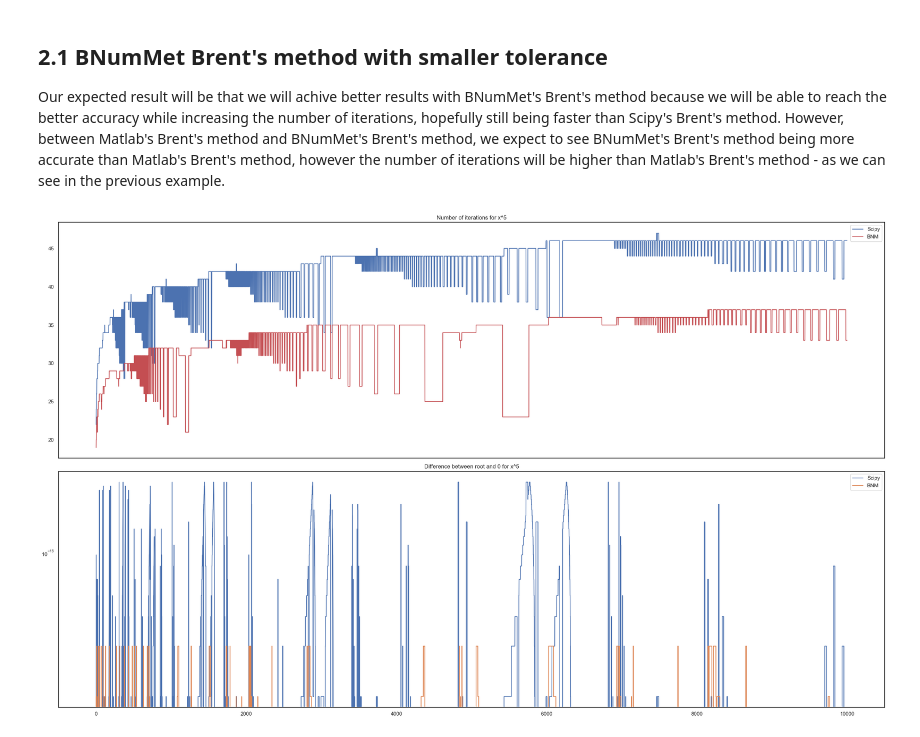
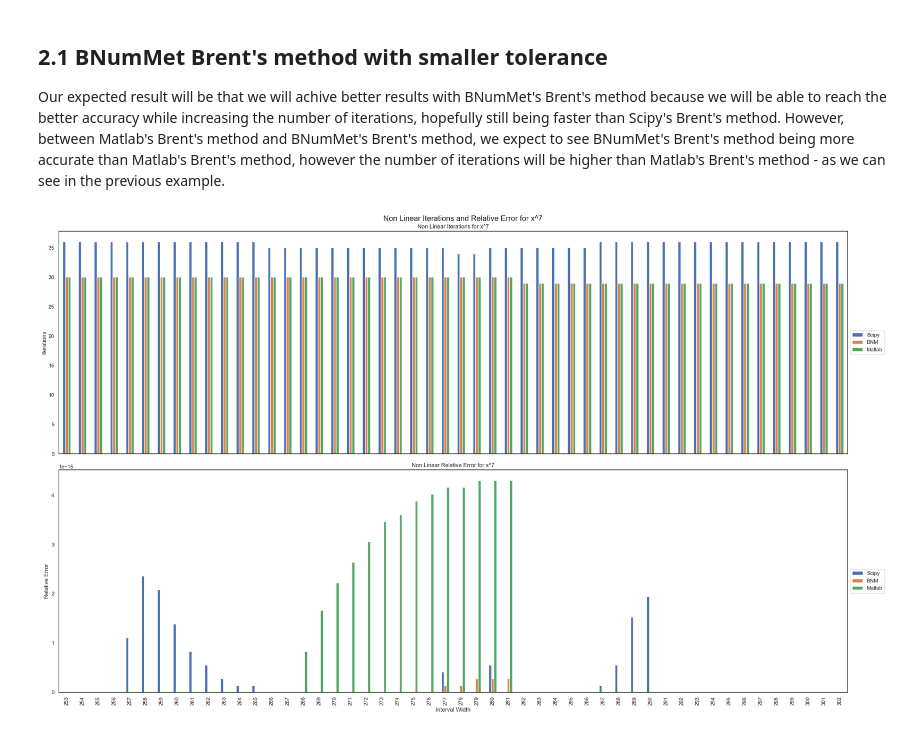
Before and after one commit to fbpazos/Trabajo-Fin-Master, a Jupyter notebook: Python_BNumMet/Demos/Timings/NonLinear_Iterations.ipynb, the cells around one changed output. Saved outputs shown, nothing was run; the diff lists cells and outputs as text; code cells hidden in the pictures.

```diff
--- a/Python_BNumMet/Demos/Timings/NonLinear_Iterations.ipynb
+++ b/Python_BNumMet/Demos/Timings/NonLinear_Iterations.ipynb
@@ -98,10 +92,13 @@ number = 2
+# %%
+number = 2  # This is the number 1 == 1, 2 == 0.1
+order = "x^7"  # This is the order of the polynomial we want to make the root finding on
+length_tuple = (252, 302)  # This is the interval we want to plot
 # %% [markdown]
 # 1. (Equal) Comparison between Scipy, BNumMet Brent's method and Matlab's Brent's method
 Firstly we compare the performance of the Brent's method implemented in Scipy and BNumMet using the same tolerance (1e-15) and maximum number of iterations (1000 - should be more than enough) as input parameters.
 # %%
 results = json.load(open(f"./Results/NonLinear/NonLinearTimings_{number}.json", "r"))
 df = pd.DataFrame(results)
-order = "x^5"
-experimentPlot(df, order, number=number)
+fig = experimentPlot(df, order, length_tuple, number=number, noMatlab=False)
 plt.show()
 # %% [output]
@@ -115,10 +112,9 @@ Our expected result will be that we will achive better results with BNumMet's Br
 # %%
 results = json.load(
     open(f"./Results/NonLinear/NonLinearTimings_diffTol_bnm_{number}.json", "r")
 )
 df = pd.DataFrame(results)
-
-experimentPlot(df, order, noMatlab=True, number=number)
+fig = experimentPlot(df, order, length_tuple, number=number, noMatlab=False)
 plt.show()
 # %% [output]
-[figure, old version]
+[figure, new version]
```
Also changed, not shown: parts of 7 cells of this notebook, 25 other files.
